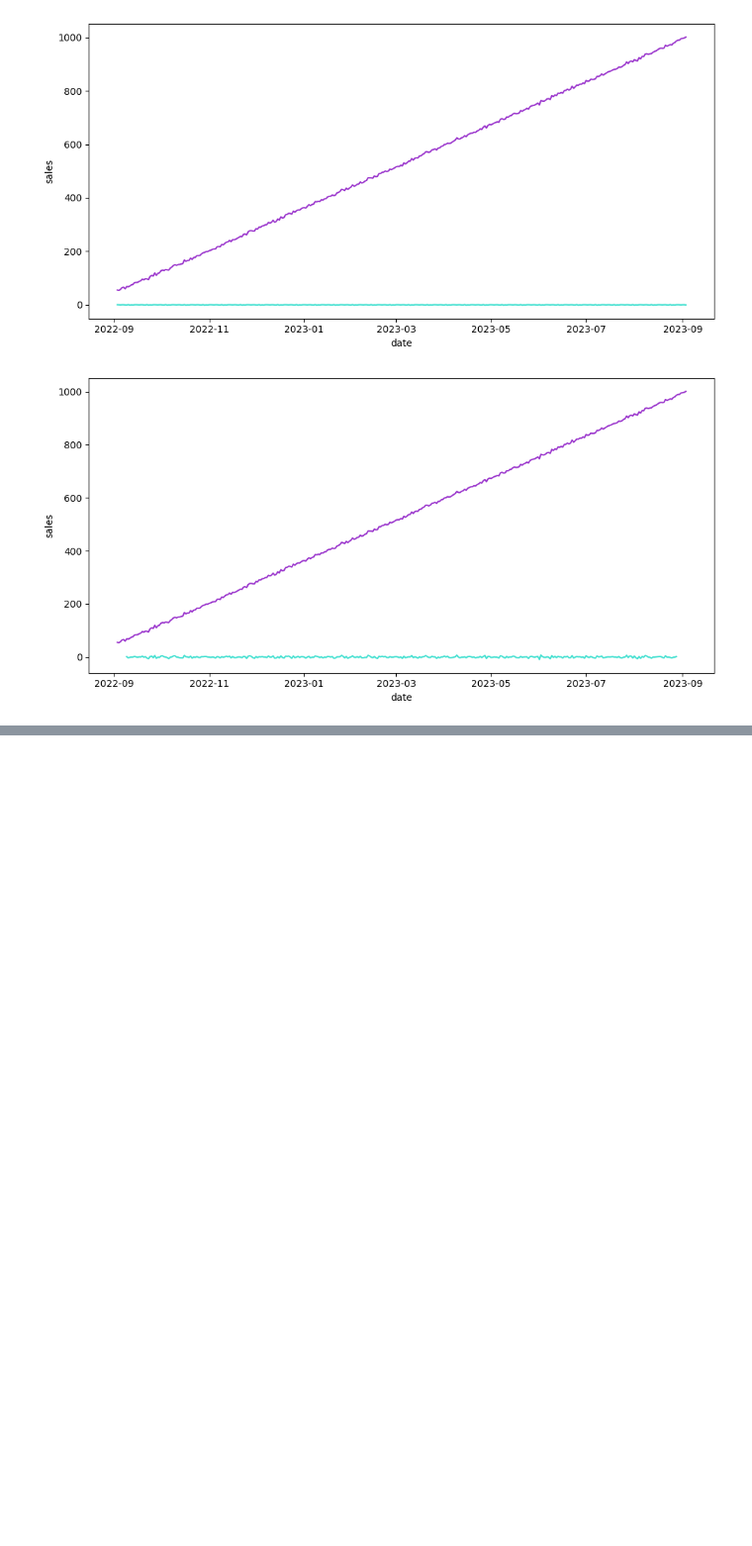
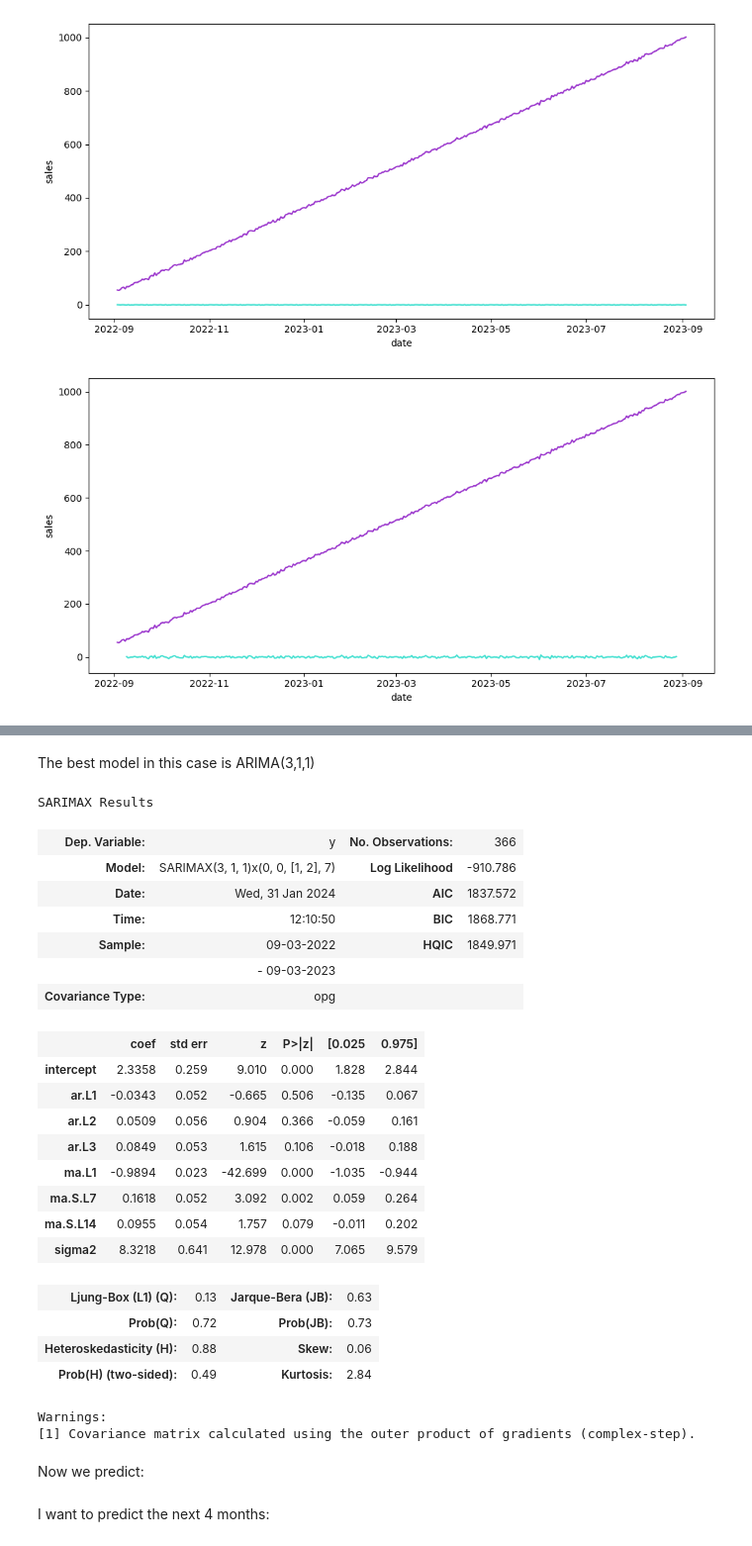
Before and after one commit to 4GeeksAcademy/TimeSeries, a Jupyter notebook: src/explore.ipynb, the cells around one changed output, grey strips where cells are left out. Shown at 99% size. Cells and saved outputs as stored; diff of their text form; code cells hidden in the pictures; blank space fills up the shorter version.

```diff
--- a/src/explore.ipynb
+++ b/src/explore.ipynb
@@ -145,0 +216,32 @@ plt.show()
+# %% [markdown]
+The best model in this case is ARIMA(3,1,1)
+# %%
+model.summary()
+# %% [output]
+SARIMAX Results
+| Dep. Variable: | y | No. Observations: | 366 |
+| Model: | SARIMAX(3, 1, 1)x(0, 0, [1, 2], 7) | Log Likelihood | -910.786 |
+| Date: | Wed, 31 Jan 2024 | AIC | 1837.572 |
+| Time: | 12:10:50 | BIC | 1868.771 |
+| Sample: | 09-03-2022 | HQIC | 1849.971 |
+|  | - 09-03-2023 |  |  |
+| Covariance Type: | opg |  |  |
+|  | coef | std err | z | P>|z| | [0.025 | 0.975] |
+| intercept | 2.3358 | 0.259 | 9.010 | 0.000 | 1.828 | 2.844 |
+| ar.L1 | -0.0343 | 0.052 | -0.665 | 0.506 | -0.135 | 0.067 |
+| ar.L2 | 0.0509 | 0.056 | 0.904 | 0.366 | -0.059 | 0.161 |
+| ar.L3 | 0.0849 | 0.053 | 1.615 | 0.106 | -0.018 | 0.188 |
+| ma.L1 | -0.9894 | 0.023 | -42.699 | 0.000 | -1.035 | -0.944 |
+| ma.S.L7 | 0.1618 | 0.052 | 3.092 | 0.002 | 0.059 | 0.264 |
+| ma.S.L14 | 0.0955 | 0.054 | 1.757 | 0.079 | -0.011 | 0.202 |
+| sigma2 | 8.3218 | 0.641 | 12.978 | 0.000 | 7.065 | 9.579 |
+| Ljung-Box (L1) (Q): | 0.13 | Jarque-Bera (JB): | 0.63 |
+| Prob(Q): | 0.72 | Prob(JB): | 0.73 |
+| Heteroskedasticity (H): | 0.88 | Skew: | 0.06 |
+| Prob(H) (two-sided): | 0.49 | Kurtosis: | 2.84 |
+Warnings:
+[1] Covariance matrix calculated using the outer product of gradients (complex-step).
+# %% [markdown]
+Now we predict:
+# %% [markdown]
+I want to predict the next 4 months:
```
Also changed, not shown: parts of 17 cells of this notebook, 1 other file.
